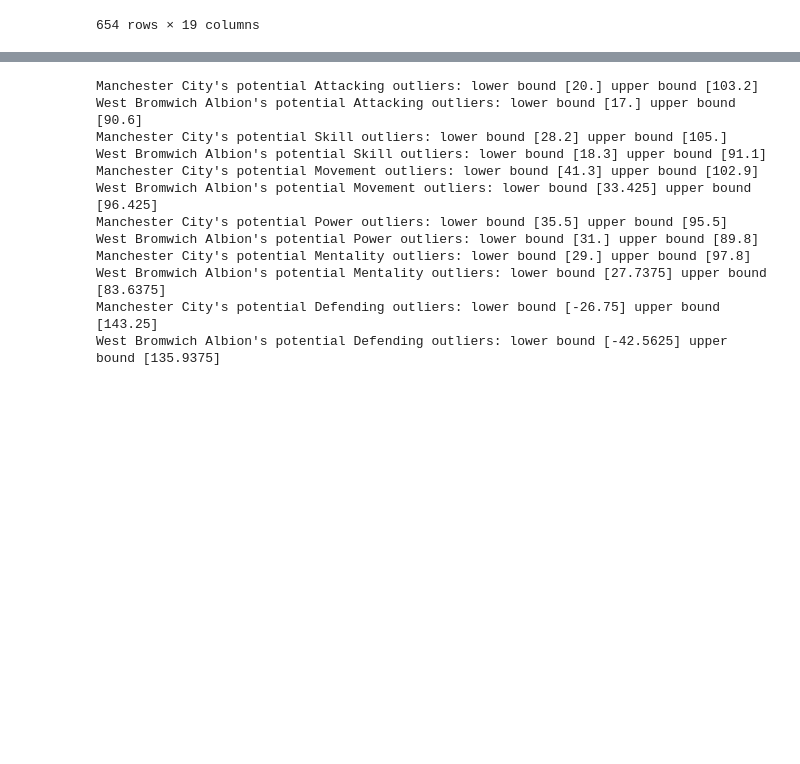
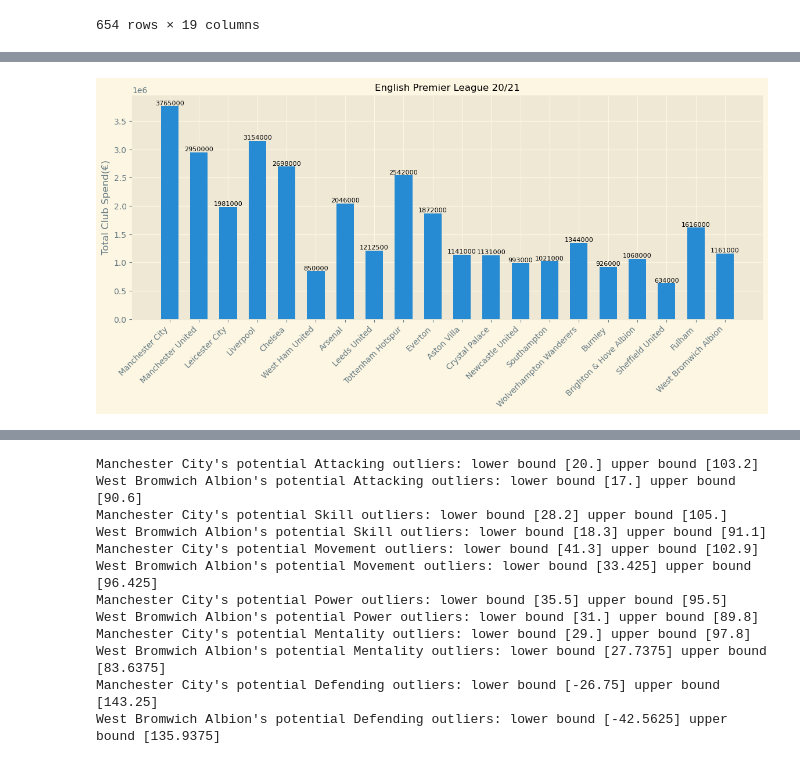
Before and after one commit to Misscoffeecassie/Group-2, a Jupyter notebook: Project_1_Group_2_FIFA_Players.ipynb, the cells around one changed output, grey strips where cells are left out. Cells and saved outputs as stored; diff of their text form; code cells hidden in the pictures; blank space fills up the shorter version.

```diff
--- a/Project_1_Group_2_FIFA_Players.ipynb
+++ b/Project_1_Group_2_FIFA_Players.ipynb
@@ -138,0 +171,18 @@ clubPlayers
+# %%
+clubName = clubPlayerStat.index.values
+totalSpend = clubPlayerStat['Club Total Spend(€)']
+
+plt.style.use("Solarize_Light2")
+plt.figure(figsize=(14, 5))
+plt.bar(clubName,totalSpend, width = 0.6)
+plt.title("English Premier League 20/21", fontsize = 12)
+plt.ylabel("Total Club Spend(€)")
+plt.xticks(rotation = 45,ha = 'right')
+for a,b in zip(clubName, totalSpend):
+    plt.text(a, b, str(b),fontsize=8,
+        horizontalalignment = 'center',
+        verticalalignment = 'bottom')
+plt.savefig("./data/club_spending", dpi=200)
+plt.show()
+# %% [output]
+[figure, added]
```
Also changed, not shown: parts of 14 cells of this notebook, 4 other files.
